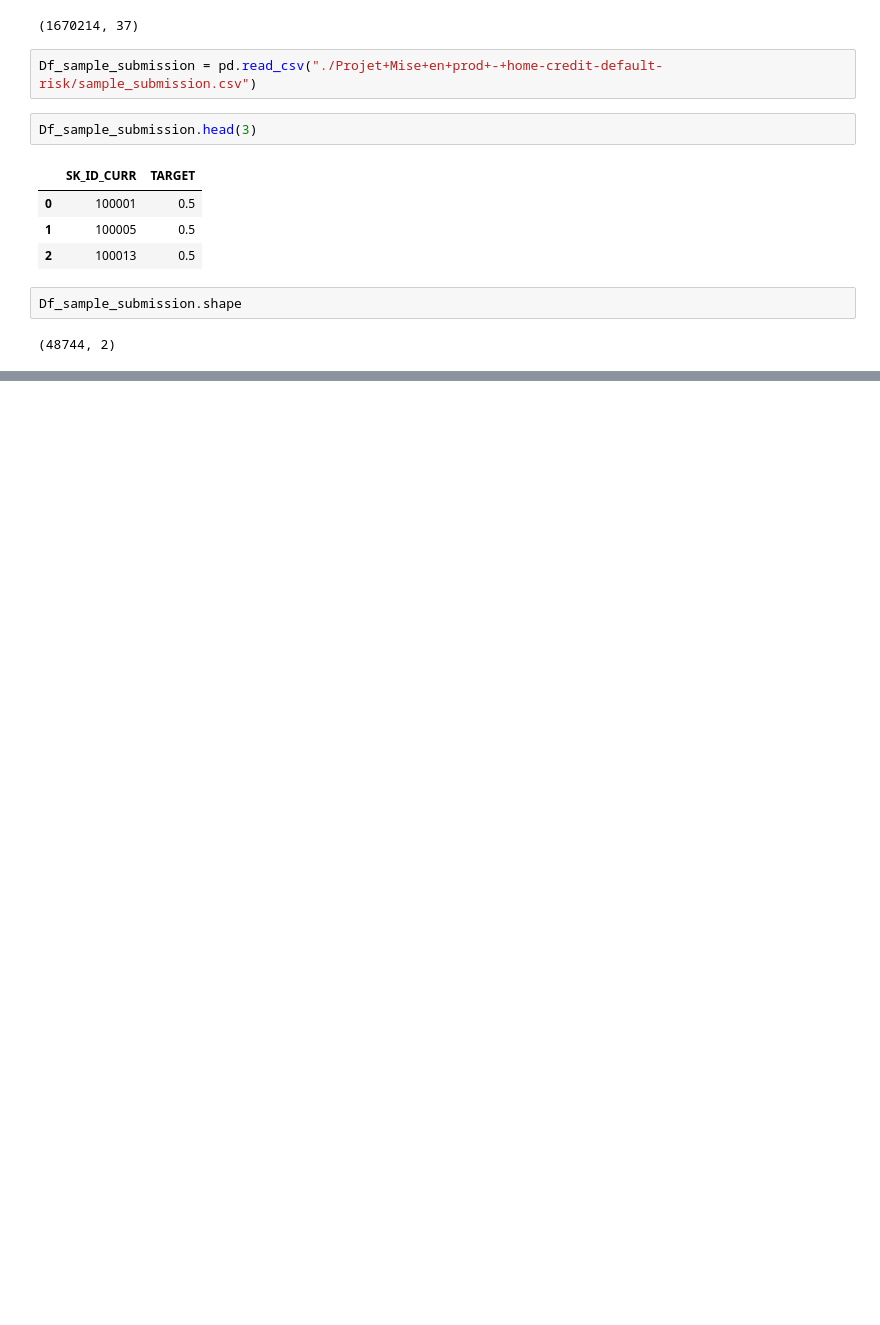
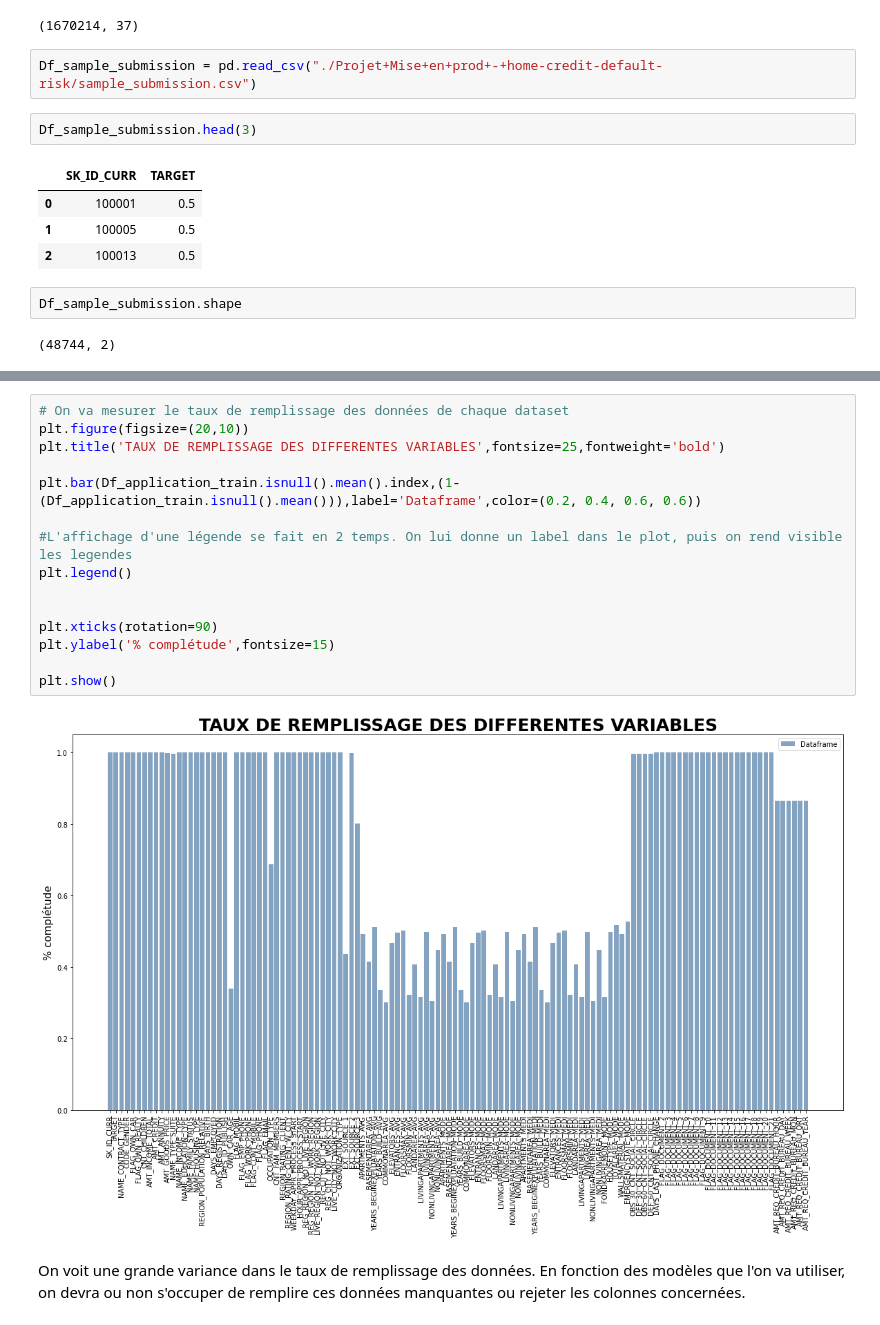
Before and after one commit to Xavier-F/Credit-scoring-model, a Jupyter notebook: Exploration.ipynb, the cells around one changed output, grey strips where cells are left out. Cells and saved outputs as stored; diff of their text form; blank space fills up the shorter version.

Commit message:
Démarrage de l'EDA sur les datasets application train et test

```diff
--- a/Exploration.ipynb
+++ b/Exploration.ipynb
@@ -147,0 +161,20 @@ Df_sample_submission.shape
+# %%
+# On va mesurer le taux de remplissage des données de chaque dataset
+plt.figure(figsize=(20,10))
+plt.title('TAUX DE REMPLISSAGE DES DIFFERENTES VARIABLES',fontsize=25,fontweight='bold')
+
+plt.bar(Df_application_train.isnull().mean().index,(1-(Df_application_train.isnull().mean())),label='Dataframe',color=(0.2, 0.4, 0.6, 0.6))
+
+#L'affichage d'une légende se fait en 2 temps. On lui donne un label dans le plot, puis on rend visible les legendes
+plt.legend()
+
+
+plt.xticks(rotation=90)
+plt.ylabel('% complétude',fontsize=15)
+
+plt.show()
+# %% [output]
+[figure, added]
+# %% [markdown]
+On voit une grande variance dans le taux de remplissage des données.
+En fonction des modèles que l'on va utiliser, on devra ou non s'occuper de remplire ces données manquantes ou rejeter les colonnes concernées.
```
Also changed, not shown: parts of 15 cells of this notebook.
